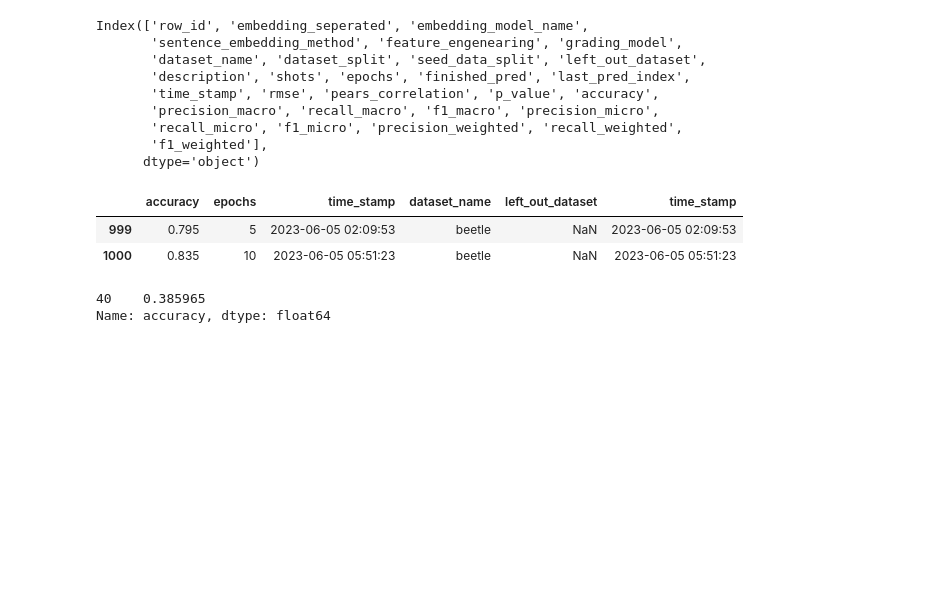
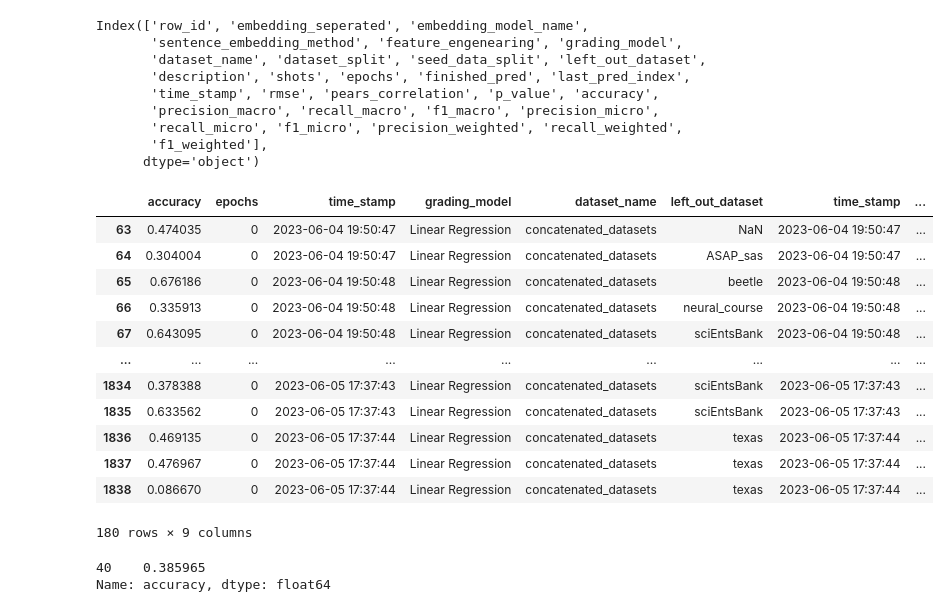
Before and after one commit to OlafVrijmoet/Thesis, a Jupyter notebook: performance_tracking/restuls_insights_test.ipynb, the cells around one changed output. Drawn from its saved outputs; the diff is of its cells as text; code cells hidden in the pictures; blank space fills up the shorter version.

```diff
--- a/performance_tracking/restuls_insights_test.ipynb
+++ b/performance_tracking/restuls_insights_test.ipynb
@@ -37,11 +65,21 @@ Index(['row_id', 'embedding_seperated', 'embedding_model_name',
        'f1_weighted'],
       dtype='object')
 # %%
-performance.query("grading_model == 'bert-base-cased'")[["accuracy", "epochs", "time_stamp", "dataset_name", "left_out_dataset", "time_stamp"]]
+performance.query("dataset_name == 'concatenated_datasets' and grading_model == 'Linear Regression'")[["accuracy", "epochs", "time_stamp", "grading_model", "dataset_name", "left_out_dataset", "time_stamp", "finished_pred", "dataset_split"]]
 # %% [output]
-|  | accuracy | epochs | time_stamp | dataset_name | left_out_dataset | time_stamp |
-| 999 | 0.795 | 5 | 2023-06-05 02:09:53 | beetle | NaN | 2023-06-05 02:09:53 |
-| 1000 | 0.835 | 10 | 2023-06-05 05:51:23 | beetle | NaN | 2023-06-05 05:51:23 |
+|  | accuracy | epochs | time_stamp | grading_model | dataset_name | left_out_dataset | time_stamp | ... |
+| 63 | 0.474035 | 0 | 2023-06-04 19:50:47 | Linear Regression | concatenated_datasets | NaN | 2023-06-04 19:50:47 | ... |
+| 64 | 0.304004 | 0 | 2023-06-04 19:50:47 | Linear Regression | concatenated_datasets | ASAP_sas | 2023-06-04 19:50:47 | ... |
+| 65 | 0.676186 | 0 | 2023-06-04 19:50:48 | Linear Regression | concatenated_datasets | beetle | 2023-06-04 19:50:48 | ... |
+| 66 | 0.335913 | 0 | 2023-06-04 19:50:48 | Linear Regression | concatenated_datasets | neural_course | 2023-06-04 19:50:48 | ... |
+| 67 | 0.643095 | 0 | 2023-06-04 19:50:48 | Linear Regression | concatenated_datasets | sciEntsBank | 2023-06-04 19:50:48 | ... |
+| ... | ... | ... | ... | ... | ... | ... | ... | ... |
+| 1834 | 0.378388 | 0 | 2023-06-05 17:37:43 | Linear Regression | concatenated_datasets | sciEntsBank | 2023-06-05 17:37:43 | ... |
+| 1835 | 0.633562 | 0 | 2023-06-05 17:37:43 | Linear Regression | concatenated_datasets | sciEntsBank | 2023-06-05 17:37:43 | ... |
+| 1836 | 0.469135 | 0 | 2023-06-05 17:37:44 | Linear Regression | concatenated_datasets | texas | 2023-06-05 17:37:44 | ... |
+| 1837 | 0.476967 | 0 | 2023-06-05 17:37:44 | Linear Regression | concatenated_datasets | texas | 2023-06-05 17:37:44 | ... |
+| 1838 | 0.086670 | 0 | 2023-06-05 17:37:44 | Linear Regression | concatenated_datasets | texas | 2023-06-05 17:37:44 | ... |
+180 rows × 9 columns
 # %%
 performance = pd.read_csv("tracking/performance_tracking.csv")
 performance.query("row_id == 40 & dataset_split == 'validation'")["accuracy"]
```
Also changed, not shown: parts of 4 cells of this notebook, 15 other files.
